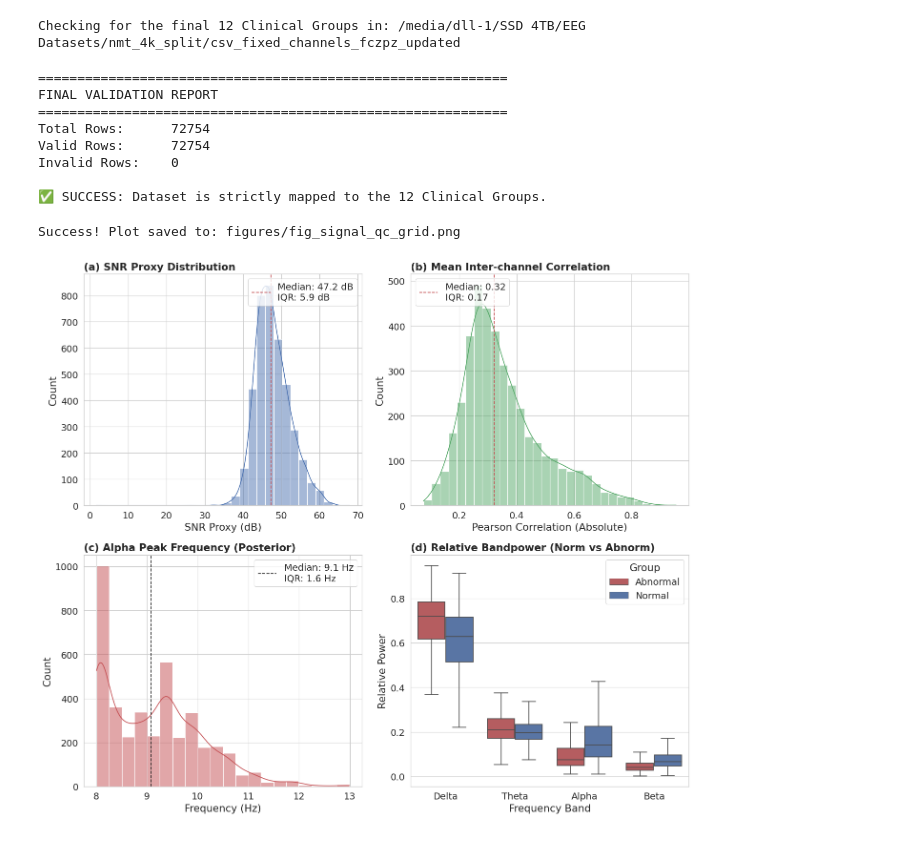
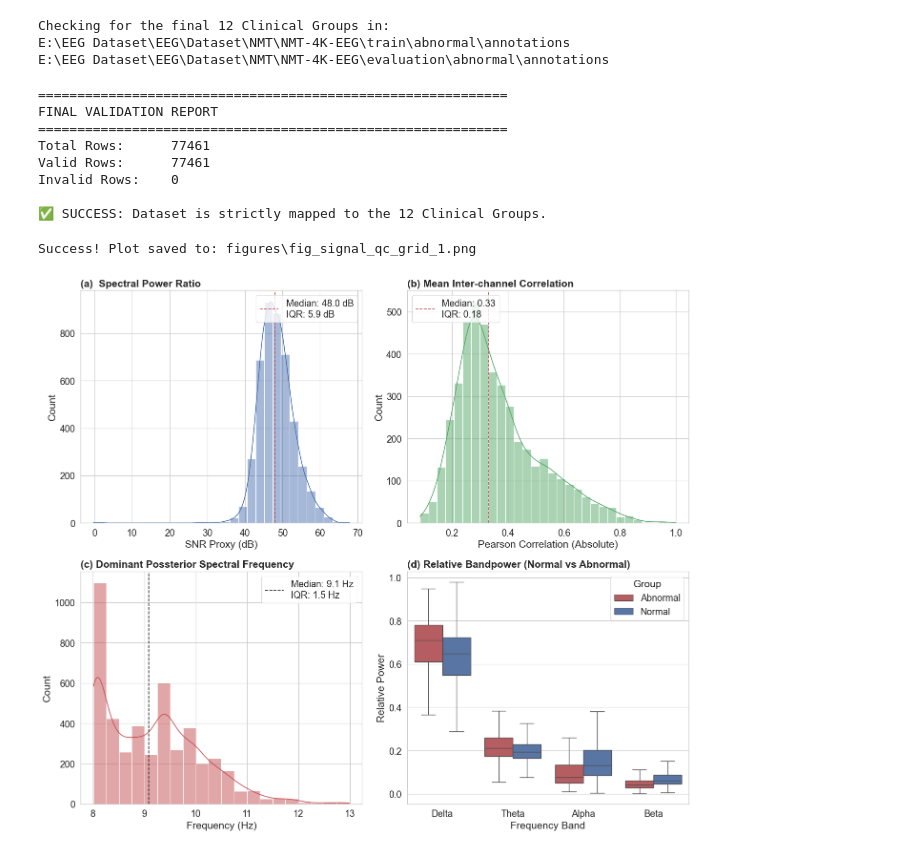
Before and after one commit to dll-ncai/NMT-4k-EEG-Dataset, a Jupyter notebook: notebooks/04_manuscript_outputs/final_paper_plot.ipynb, the cells around one changed output. Saved outputs shown, nothing was run; the diff lists cells and outputs as text; code cells hidden in the pictures.

```diff
--- a/notebooks/04_manuscript_outputs/final_paper_plot.ipynb
+++ b/notebooks/04_manuscript_outputs/final_paper_plot.ipynb
@@ -499,8 +3079,12 @@ from collections import Counter
 # ==========================================
 # CONFIGURATION
 # ==========================================
-ROOT_PATH = Path("/media/dll-1/SSD 4TB/EEG Datasets/nmt_4k_split/")
-CSV_FOLDER = ROOT_PATH / "csv_fixed_channels_fczpz_updated"
+ROOT_PATH = Path(r"E:\EEG Dataset\EEG\Dataset\NMT\NMT-4K-EEG")
+
+CSV_FOLDERS = [
+    ROOT_PATH / "train" / "abnormal" / "annotations",
+    ROOT_PATH / "evaluation" / "abnormal" / "annotations",
+]
 
 # ==========================================
 # ALLOWED GROUPS (The Clinical 12)
@@ -520,10 +3104,18 @@ ALLOWED_LABELS = {
     'Normal'
 }
 
+
 def check_final_groups():
-    print(f"Checking for the final 12 Clinical Groups in: {CSV_FOLDER}")
+    print("Checking for the final 12 Clinical Groups in:")
+    for folder in CSV_FOLDERS:
+        print(folder)
 
-    csv_files = list(CSV_FOLDER.glob("*.csv"))
+    csv_files = [
+        f
+        for folder in CSV_FOLDERS
+        for f in folder.glob("*.csv")
+    ]
+
     total_rows = 0
     valid_count = 0
     invalid_count = 0
@@ -532,11 +3124,16 @@ def check_final_groups():
     for f in tqdm(csv_files):
         try:
             df = pd.read_csv(f)
+
             # Smart column finder
             col_map = {c.strip().lower(): c for c in df.columns}
-            col_label = col_map.get('comment') or next((c for c in df.columns if 'label' in c.lower()), None)
+            col_label = col_map.get('comment') or next(
+                (c for c in df.columns if 'label' in c.lower()),
+                None
+            )
 
-            if not col_label: continue
+            if not col_label:
+                continue
 
             for label in df[col_label]:
                 total_rows += 1
@@ -551,9 +3148,9 @@ def check_final_groups():
         except Exception as e:
             print(f"Error reading {f.name}: {e}")
 
-    print("\n" + "="*60)
+    print("\n" + "=" * 60)
     print("FINAL VALIDATION REPORT")
-    print("="*60)
+    print("=" * 60)
     print(f"Total Rows:      {total_rows}")
     print(f"Valid Rows:      {valid_count}")
     print(f"Invalid Rows:    {invalid_count}")
@@ -565,15 +3162,18 @@ def check_final_groups():
         for k, v in invalid_labels.most_common():
             print(f"{v} | {k}")
 
+
 if __name__ == "__main__":
     check_final_groups()
 # %% [output]
-Checking for the final 12 Clinical Groups in: /media/dll-1/SSD 4TB/EEG Datasets/nmt_4k_split/csv_fixed_channels_fczpz_updated
+Checking for the final 12 Clinical Groups in:
+E:\EEG Dataset\EEG\Dataset\NMT\NMT-4K-EEG\train\abnormal\annotations
+E:\EEG Dataset\EEG\Dataset\NMT\NMT-4K-EEG\evaluation\abnormal\annotations
 ============================================================
 FINAL VALIDATION REPORT
 ============================================================
-Total Rows:      72754
-Valid Rows:      72754
+Total Rows:      77461
+Valid Rows:      77461
 Invalid Rows:    0
 
 ✅ SUCCESS: Dataset is strictly mapped to the 12 Clinical Groups.
@@ -586,10 +3186,10 @@ from pathlib import Path
 # ==========================================
 # CONFIGURATION
 # ==========================================
-CSV_FILE = "nmt4k_stats_output.csv"
+CSV_FILE = r"E:\EEG Dataset\EEG\Dataset\NMT\New folder\NMT-4k-EEG-Dataset\notebooks\03_technical_validation\nmt4k_stats_output.csv"
 OUTPUT_DIR = Path("figures")
 OUTPUT_DIR.mkdir(exist_ok=True)
-OUTPUT_FILENAME = OUTPUT_DIR / "fig_signal_qc_grid.png"
+OUTPUT_FILENAME = OUTPUT_DIR / "fig_signal_qc_grid_1.png"
 
 # Set style for publication quality with BIGGER FONTS
 # Increased font_scale from 1.2 to 1.6
@@ -635,7 +3235,7 @@ def plot_signal_qc(csv_path):
 
     # --- (a) SNR Proxy Distribution ---
     sns.histplot(df_snr, ax=ax[0], kde=True, color="#4C72B0", bins=30)
-    ax[0].set_title("(a) SNR Proxy Distribution", fontweight='bold', loc='left')
+    ax[0].set_title("(a)  Spectral Power Ratio", fontweight='bold', loc='left')
     ax[0].set_xlabel("SNR Proxy (dB)")
     ax[0].set_ylabel("Count")
 
@@ -657,37 +3257,37 @@ def plot_signal_qc(csv_path):
 
     # --- (c) Alpha Peak Frequency ---
     valid_alpha = df_alpha[(df_alpha >= 7) & (df_alpha <= 14)]
     sns.histplot(valid_alpha, ax=ax[2], kde=True, color="#C44E52", bins=20)
-    ax[2].set_title("(c) Alpha Peak Frequency (Posterior)", fontweight='bold', loc='left')
+    ax[2].set_title("(c) Dominant Possterior Spectral Frequency", fontweight='bold', loc='left')
     ax[2].set_xlabel("Frequency (Hz)")
     ax[2].set_ylabel("Count")
 
     # Calculate stats
     label_alpha = get_stats_label(valid_alpha, unit=" Hz", decimals=1)
     ax[2].axvline(valid_alpha.median(), color='k', linestyle='--', label=label_alpha)
     ax[2].legend(loc='upper right', frameon=True)
 
     # --- (d) Bandpower Comparison (Normal vs Abnormal) ---
     sns.boxplot(data=df_bp, x='Band', y='Relative Power', hue='group',
                 ax=ax[3], palette={'Normal': '#4C72B0', 'Abnormal': '#C44E52'},
                 showfliers=False)
-    ax[3].set_title("(d) Relative Bandpower (Norm vs Abnorm)", fontweight='bold', loc='left')
+    ax[3].set_title("(d) Relative Bandpower (Normal vs Abnormal)", fontweight='bold', loc='left')
     ax[3].set_xlabel("Frequency Band")
     ax[3].set_ylabel("Relative Power")
     ax[3].legend(title="Group", loc='upper right', frameon=True)
 
     # ==========================================
     # FINALIZE AND SAVE
     # ==========================================
     plt.tight_layout()
     plt.savefig(OUTPUT_FILENAME, dpi=300, bbox_inches='tight')
     print(f"Success! Plot saved to: {OUTPUT_FILENAME}")
 
 if __name__ == "__main__":
     plot_signal_qc(CSV_FILE)
 # %% [output]
-Success! Plot saved to: figures/fig_signal_qc_grid.png
+Success! Plot saved to: figures\fig_signal_qc_grid_1.png
-[figure, old version]
+[figure, new version]
 # %%
 import pandas as pd
 import re
```
Also changed, not shown: parts of 17 cells of this notebook, 5 other files.
